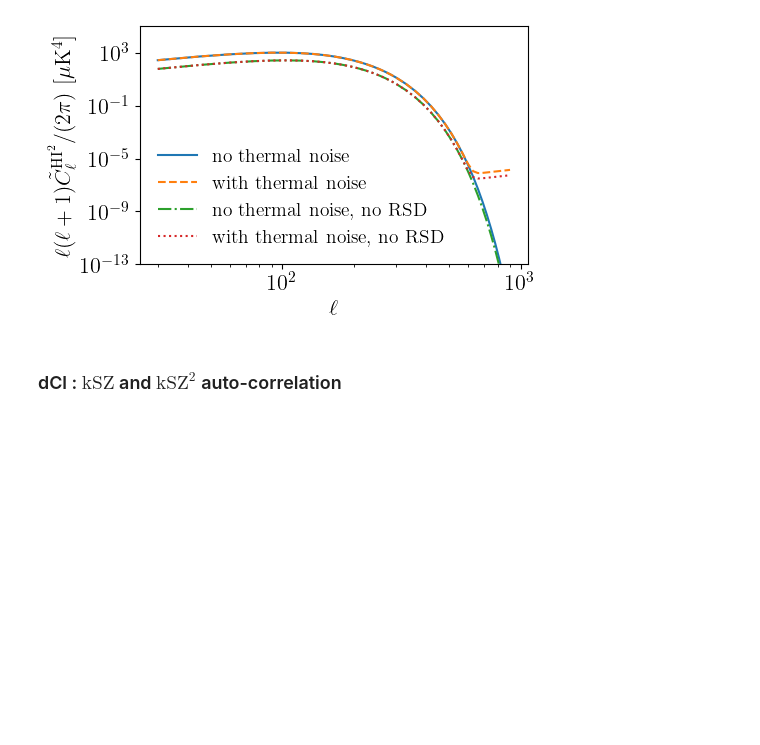
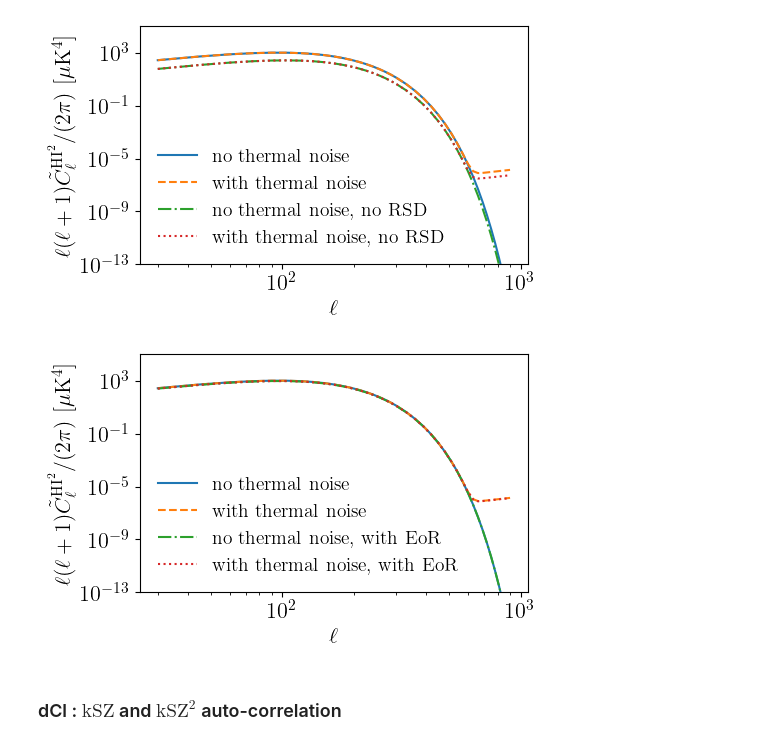
Before and after one commit to Einste11N/SquareField_CrossCorrelation, a Jupyter notebook: Evaluation.ipynb, the cells around one changed output. Saved outputs shown, nothing was run; the diff lists cells and outputs as text; code cells hidden in the pictures; blank space fills up the shorter version.

Commit message:
Add results with EoR window. New results need to be added for killing the HI beam effect. Term 7 is expected to dominate rather than term 6

```diff
--- a/Evaluation.ipynb
+++ b/Evaluation.ipynb
@@ -159,18 +172,24 @@ res_beam = tc.tensor(np.load('Data/HI2_z_' + zmin_text + '_' + zmax_text + '/dCl
 res_beam_nonoise = tc.tensor(np.load('Data/HI2_z_' + zmin_text + '_' + zmax_text + '/dCl_HI2_nonoise.npy'))
 res_beam_noRSD = tc.tensor(np.load('Data/HI2_z_' + zmin_text + '_' + zmax_text + '/dCl_HI2_noRSD.npy'))
 res_beam_nonoise_noRSD = tc.tensor(np.load('Data/HI2_z_' + zmin_text + '_' + zmax_text + '/dCl_HI2_nonoise_noRSD.npy'))
+res_beam_EoR = tc.tensor(np.load('Data/HI2_z_' + zmin_text + '_' + zmax_text + '/dCl_HI2_EoR.npy'))
+res_beam_nonoise_EoR = tc.tensor(np.load('Data/HI2_z_' + zmin_text + '_' + zmax_text + '/dCl_HI2_nonoise_EoR.npy'))
 
 zend_index = 8
 Cl_HI2 = tc.trapz((res_beam).T * dCl_obj.G_HI_auto[:zend_index], dCl_obj.chi_of_z[:zend_index], dim=-1)
 Cl_HI2_nonoise = tc.trapz((res_beam_nonoise).T * dCl_obj.G_HI_auto[:zend_index], dCl_obj.chi_of_z[:zend_index], dim=-1)
 Cl_HI2_noRSD = tc.trapz((res_beam_noRSD).T * dCl_obj.G_HI_auto[:zend_index], dCl_obj.chi_of_z[:zend_index], dim=-1)
 Cl_HI2_nonoise_noRSD = tc.trapz((res_beam_nonoise_noRSD).T * dCl_obj.G_HI_auto[:zend_index], dCl_obj.chi_of_z[:zend_index], dim=-1)
+Cl_HI2_EoR = tc.trapz((res_beam_EoR).T * dCl_obj.G_HI_auto[:zend_index], dCl_obj.chi_of_z[:zend_index], dim=-1)
+Cl_HI2_nonoise_EoR = tc.trapz((res_beam_nonoise_EoR).T * dCl_obj.G_HI_auto[:zend_index], dCl_obj.chi_of_z[:zend_index], dim=-1)
 # %%
 # Recover the unit by deviding (c/1000)^2 !!!
 Cl_HI2_nonoise /= (sc.c/1000)**4
 Cl_HI2 /= (sc.c/1000)**4
 Cl_HI2_nonoise_noRSD /= (sc.c/1000)**4
 Cl_HI2_noRSD /= (sc.c/1000)**4
+Cl_HI2_nonoise_EoR /= (sc.c/1000)**4
+Cl_HI2_EoR /= (sc.c/1000)**4
 # %%
 fig = plt.figure(figsize=(5, 3.09), dpi=100)
 
@@ -194,6 +213,29 @@ plt.savefig('Figs/Cl_HI2_compare.pdf', bbox_inches = 'tight')
 plt.show()
 # %% [output]
 [figure]
+# %%
+fig = plt.figure(figsize=(5, 3.09), dpi=100)
+
+plt.plot(l_list, l_list * (l_list + 1) * Cl_HI2_nonoise / (2*np.pi)* 1e24, '-', label='no thermal noise')
+plt.plot(l_list, l_list * (l_list + 1) * Cl_HI2/ (2*np.pi)* 1e24, '--', label='with thermal noise')
+
+plt.plot(l_list, l_list * (l_list + 1) * Cl_HI2_nonoise_EoR / (2*np.pi)* 1e24, '-.', label='no thermal noise, with EoR')
+plt.plot(l_list, l_list * (l_list + 1) * Cl_HI2_EoR/ (2*np.pi)* 1e24, ':', label='with thermal noise, with EoR')
+
+plt.legend(fontsize=14, frameon=False)
+plt.xscale('log')
+plt.yscale('log')
+
+# plt.xticks([30, 100, 300, 600], ['30', '100', '300', '600'])
+plt.xlabel(r'$\ell$', usetex=True)
+# plt.ylim([1e4, 1e28])
+plt.ylim([1e-13, 1e5])
+plt.ylabel(r'$\ell(\ell+1)\tilde{C}_{\ell}^{{\rm HI}^2}/(2\pi)$ [$\mu\mathrm{K}^4$]', usetex=True)
+
+# plt.savefig('Figs/Cl_HI2_compare.pdf', bbox_inches = 'tight')
+plt.show()
+# %% [output]
+[figure, added]
 # %% [markdown]
 ### dCl :  $\mathrm{kSZ}$ and $\mathrm{kSZ}^2$ auto-correlation
 # %%
```
Also changed, not shown: parts of 2 cells of this notebook, 14 other files.
